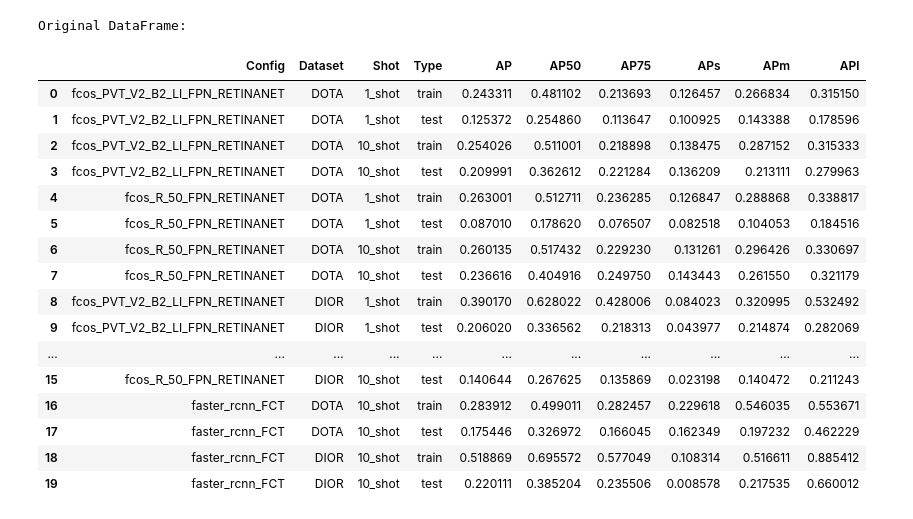
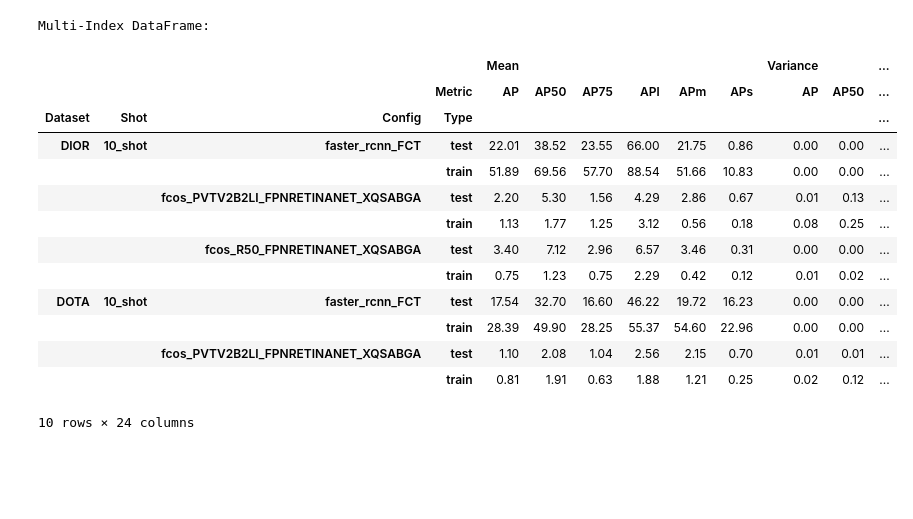
Before and after one commit to Gogonemnem/aaf_framework, a Jupyter notebook: evaluation-results.ipynb, the cells around one changed output. Cells and saved outputs as stored; diff of their text form; code cells hidden in the pictures; blank space fills up the shorter version.

```diff
--- a/evaluation-results.ipynb
+++ b/evaluation-results.ipynb
@@ -179,59 +240,58 @@ Config: fcos_PVT_V2_B2_LI_FPN_RETINANET_DOTA.yaml
 # %%
 import pandas as pd
 
 # Function to extract dataset name from config file name and clean the config name
 def extract_and_clean_config(config_file):
     parts = config_file.split('_')
     dataset_name = parts[-1].replace('.yaml', '')
     cleaned_config = '_'.join(parts[:-1])
     return cleaned_config, dataset_name
 
 # Function to convert analysis to a pandas DataFrame
 def analysis_to_dataframe(analysis):
     records = []
     for config, config_data in analysis.items():
         cleaned_config, dataset_name = extract_and_clean_config(config)
         for shot, shot_data in config_data.items():
             for res_type, res_data in shot_data.items():
-
-                mean_metrics = res_data.get("mean_metrics", res_data['overall'])
-                record = {
-                    "Config": cleaned_config,
-                    "Dataset": dataset_name,
-                    "Shot": shot,
-                    "Type": res_type
-                }
-                # Add mean metrics to the record
-                record.update(mean_metrics)
-                # Optionally, you can add overall metrics if needed
-                # record.update({f"Overall_{k}": v for k, v in overall.items()})
-                records.append(record)
+                for metric, stats in res_data.items():
+                    record = {
+                        "Config": cleaned_config,
+                        "Dataset": dataset_name,
+                        "Shot": shot,
+                        "Type": res_type,
+                        "Metric": metric,
+                        "Mean": stats['mean'],
+                        "Variance": stats['variance'],
+                        "Min": stats['min'],
+                        "Max": stats['max']
+                    }
+                    records.append(record)
 
     df = pd.DataFrame(records)
+    df.set_index(['Dataset', 'Shot', 'Config', 'Type', 'Metric'], inplace=True)
+    df = df.unstack(level=-1)  # Move the metric level to columns
     return df
+
+# Convert the analysis to a DataFrame
+df = analysis_to_dataframe(run_statistics)
+
+# Print or save the DataFrame
+print("Multi-Index DataFrame:")
+(df).round(2)
+# %% [output]
+Multi-Index DataFrame:
+|  |  |  |  | Mean |  |  |  |  |  | Variance |  | ... |
+|  |  |  | Metric | AP | AP50 | AP75 | APl | APm | APs | AP | AP50 | ... |
+| Dataset | Shot | Config | Type |  |  |  |  |  |  |  |  | ... |
+| DIOR | 10_shot | faster_rcnn_FCT | test | 22.01 | 38.52 | 23.55 | 66.00 | 21.75 | 0.86 | 0.00 | 0.00 | ... |
+|  |  |  | train | 51.89 | 69.56 | 57.70 | 88.54 | 51.66 | 10.83 | 0.00 | 0.00 | ... |
+|  |  | fcos_PVTV2B2LI_FPNRETINANET_XQSABGA | test | 2.20 | 5.30 | 1.56 | 4.29 | 2.86 | 0.67 | 0.01 | 0.13 | ... |
+|  |  |  | train | 1.13 | 1.77 | 1.25 | 3.12 | 0.56 | 0.18 | 0.08 | 0.25 | ... |
+|  |  | fcos_R50_FPNRETINANET_XQSABGA | test | 3.40 | 7.12 | 2.96 | 6.57 | 3.46 | 0.31 | 0.00 | 0.00 | ... |
+|  |  |  | train | 0.75 | 1.23 | 0.75 | 2.29 | 0.42 | 0.12 | 0.01 | 0.02 | ... |
+| DOTA | 10_shot | faster_rcnn_FCT | test | 17.54 | 32.70 | 16.60 | 46.22 | 19.72 | 16.23 | 0.00 | 0.00 | ... |
+|  |  |  | train | 28.39 | 49.90 | 28.25 | 55.37 | 54.60 | 22.96 | 0.00 | 0.00 | ... |
+|  |  | fcos_PVTV2B2LI_FPNRETINANET_XQSABGA | test | 1.10 | 2.08 | 1.04 | 2.56 | 2.15 | 0.70 | 0.01 | 0.01 | ... |
+|  |  |  | train | 0.81 | 1.91 | 0.63 | 1.88 | 1.21 | 0.25 | 0.02 | 0.12 | ... |
+10 rows × 24 columns
-# %%
-# Convert the analysis to a DataFrame
-df = analysis_to_dataframe(analysis)
-
-# Print or save the original DataFrame
-print("Original DataFrame:")
-df
-# %% [output]
-Original DataFrame:
-|  | Config | Dataset | Shot | Type | AP | AP50 | AP75 | APs | APm | APl |
-| 0 | fcos_PVT_V2_B2_LI_FPN_RETINANET | DOTA | 1_shot | train | 0.243311 | 0.481102 | 0.213693 | 0.126457 | 0.266834 | 0.315150 |
-| 1 | fcos_PVT_V2_B2_LI_FPN_RETINANET | DOTA | 1_shot | test | 0.125372 | 0.254860 | 0.113647 | 0.100925 | 0.143388 | 0.178596 |
-| 2 | fcos_PVT_V2_B2_LI_FPN_RETINANET | DOTA | 10_shot | train | 0.254026 | 0.511001 | 0.218898 | 0.138475 | 0.287152 | 0.315333 |
-| 3 | fcos_PVT_V2_B2_LI_FPN_RETINANET | DOTA | 10_shot | test | 0.209991 | 0.362612 | 0.221284 | 0.136209 | 0.213111 | 0.279963 |
-| 4 | fcos_R_50_FPN_RETINANET | DOTA | 1_shot | train | 0.263001 | 0.512711 | 0.236285 | 0.126847 | 0.288868 | 0.338817 |
-| 5 | fcos_R_50_FPN_RETINANET | DOTA | 1_shot | test | 0.087010 | 0.178620 | 0.076507 | 0.082518 | 0.104053 | 0.184516 |
-| 6 | fcos_R_50_FPN_RETINANET | DOTA | 10_shot | train | 0.260135 | 0.517432 | 0.229230 | 0.131261 | 0.296426 | 0.330697 |
-| 7 | fcos_R_50_FPN_RETINANET | DOTA | 10_shot | test | 0.236616 | 0.404916 | 0.249750 | 0.143443 | 0.261550 | 0.321179 |
-| 8 | fcos_PVT_V2_B2_LI_FPN_RETINANET | DIOR | 1_shot | train | 0.390170 | 0.628022 | 0.428006 | 0.084023 | 0.320995 | 0.532492 |
-| 9 | fcos_PVT_V2_B2_LI_FPN_RETINANET | DIOR | 1_shot | test | 0.206020 | 0.336562 | 0.218313 | 0.043977 | 0.214874 | 0.282069 |
-| ... | ... | ... | ... | ... | ... | ... | ... | ... | ... | ... |
-| 15 | fcos_R_50_FPN_RETINANET | DIOR | 10_shot | test | 0.140644 | 0.267625 | 0.135869 | 0.023198 | 0.140472 | 0.211243 |
-| 16 | faster_rcnn_FCT | DOTA | 10_shot | train | 0.283912 | 0.499011 | 0.282457 | 0.229618 | 0.546035 | 0.553671 |
-| 17 | faster_rcnn_FCT | DOTA | 10_shot | test | 0.175446 | 0.326972 | 0.166045 | 0.162349 | 0.197232 | 0.462229 |
-| 18 | faster_rcnn_FCT | DIOR | 10_shot | train | 0.518869 | 0.695572 | 0.577049 | 0.108314 | 0.516611 | 0.885412 |
-| 19 | faster_rcnn_FCT | DIOR | 10_shot | test | 0.220111 | 0.385204 | 0.235506 | 0.008578 | 0.217535 | 0.660012 |
```
Also changed, not shown: parts of 7 cells of this notebook, 1 other file.
